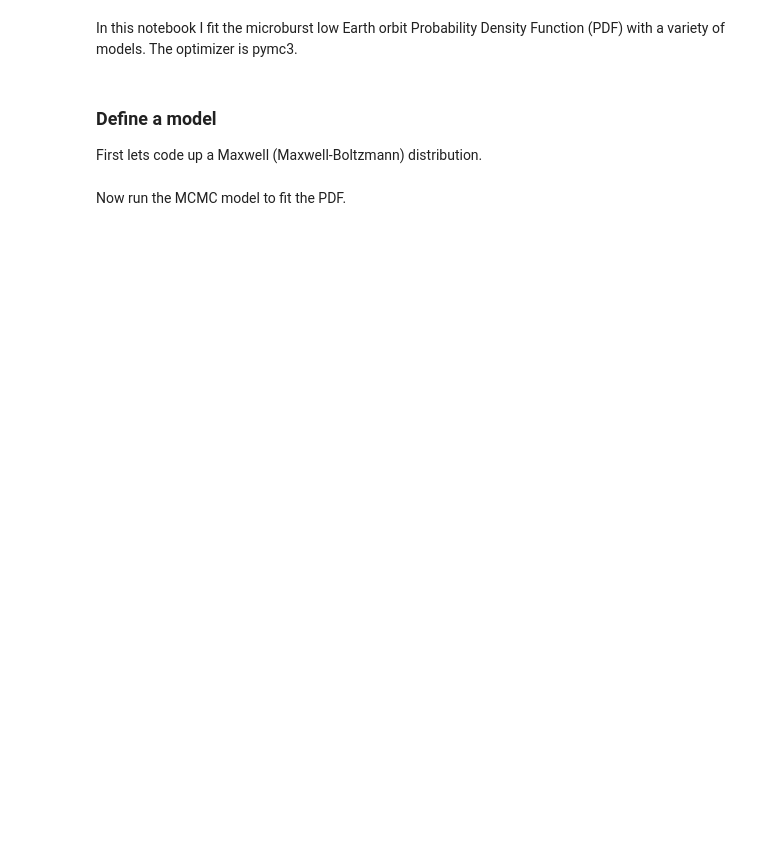
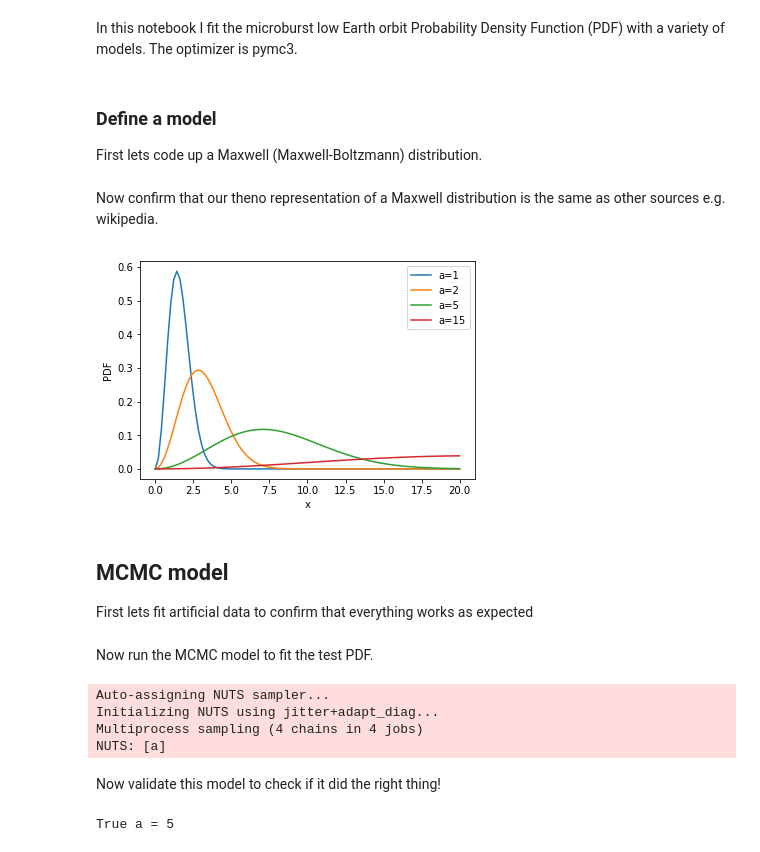
Before and after one commit to mshumko/ac6_microburst_scale_sizes, a Jupyter notebook: models/mcmc_microburst_pdf.ipynb, the cells around one changed output. Cells and saved outputs as stored; diff of their text form; code cells hidden in the pictures; blank space fills up the shorter version.

Commit message:
Correctly defined a Maxwell PDF and applied a MCMC model to a test case. It seems to work well.

```diff
--- a/models/mcmc_microburst_pdf.ipynb
+++ b/models/mcmc_microburst_pdf.ipynb
@@ -11,9 +13,29 @@ First lets code up a Maxwell (Maxwell-Boltzmann) distribution.
 # %%
 def maxwell(x, a):
     """
-    Model parameter a. The distribution is
-    evaluated at points given by array x.
+    Defines a Maxwell (otherwise known as
+    Maxwell-Boltzman or Maxwellian for plasmas)
+    PDF. Independent model parameter is a.
+    The distribution is evaluated at points
+    given by array x. Interesting that I did
+    not have to define theano tensor variables
+    beforehand i.e. a = tt.scalar('a') and
+    x = tt.vector('x') is not necessary.
     """
-    # pdf = sqrt(2/pi)*(x**2 * e^(-x**2/(2a**2)))/a**3
-    pdf =
-    return
+    inner = -x**2/(2*a**2)
+    pdf = np.sqrt(2/np.pi)*(x**2/a**3)*tt.exp(inner)
+    return pdf
+# %% [markdown]
+Now confirm that our theno representation of a Maxwell distribution is the same as other sources e.g. wikipedia.
+# %%
+for a_i in [1, 2, 5, 15]:
+    x = np.linspace(0, 20, num=100)
+    y = maxwell(x, a_i)
+    plt.plot(x, y.eval(), label=f'a={a_i}')
+plt.legend()
+plt.ylabel('PDF'); plt.xlabel('x');
+# %% [output]
+[figure, added]
+# %% [markdown]
+## MCMC model
+First lets fit artificial data to confirm that everything works as expected
@@ -20,2 +57,2 @@ def maxwell(x, a):
 # %% [markdown]
-Now run the MCMC model to fit the PDF.
+Now run the MCMC model to fit the test PDF.
@@ -21,0 +65,13 @@ Now run the MCMC model to fit the PDF.
+# %%
+trace, c_m = model(x, y_data)
+# %% [output]
+Auto-assigning NUTS sampler...
+Initializing NUTS using jitter+adapt_diag...
+Multiprocess sampling (4 chains in 4 jobs)
+NUTS: [a]
+# %% [markdown]
+Now validate this model to check if it did the right thing!
+# %%
+print(f'True a = {a_test}')
+# %% [output]
+True a = 5
```
Also changed, not shown: parts of 8 cells of this notebook.
